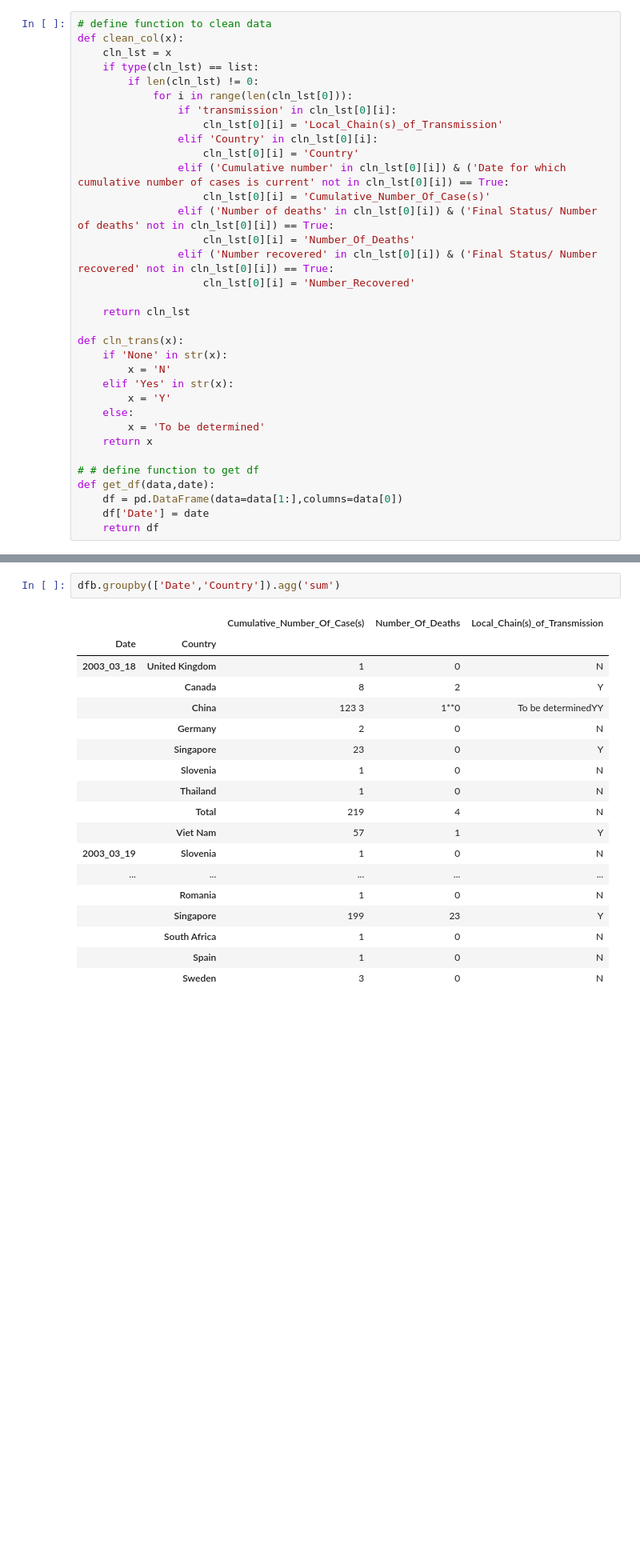
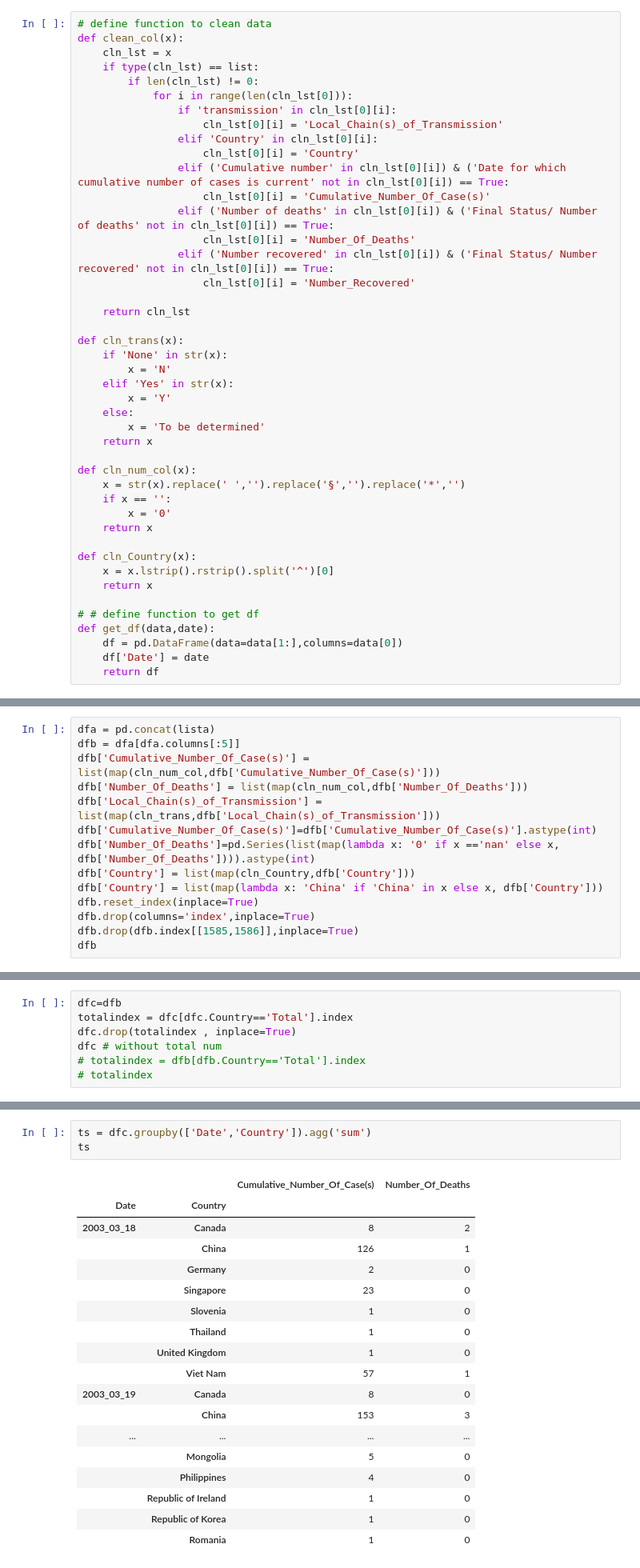
Before and after one commit to Skye-FY/Ironhack_Final_Project, a Jupyter notebook: code/sars.ipynb, the cells around one changed output, grey strips where cells are left out. Shown at 80% size. Cells and saved outputs as stored; diff of their text form; blank space fills up the shorter version.

```diff
--- a/code/sars.ipynb
+++ b/code/sars.ipynb
@@ -77,6 +77,16 @@ def cln_trans(x):
         x = 'To be determined'
     return x
 
+def cln_num_col(x):
+    x = str(x).replace(' ','').replace('§','').replace('*','')
+    if x == '':
+        x = '0'
+    return x
+
+def cln_Country(x):
+    x = x.lstrip().rstrip().split('^')[0]
+    return x
+
 # # define function to get df
 def get_df(data,date):
     df = pd.DataFrame(data=data[1:],columns=data[0])
@@ -134,0 +119,14 @@ dfb
+# %%
+dfa = pd.concat(lista)
+dfb = dfa[dfa.columns[:5]]
+dfb['Cumulative_Number_Of_Case(s)'] = list(map(cln_num_col,dfb['Cumulative_Number_Of_Case(s)']))
+dfb['Number_Of_Deaths'] = list(map(cln_num_col,dfb['Number_Of_Deaths']))
+dfb['Local_Chain(s)_of_Transmission'] = list(map(cln_trans,dfb['Local_Chain(s)_of_Transmission']))
+dfb['Cumulative_Number_Of_Case(s)']=dfb['Cumulative_Number_Of_Case(s)'].astype(int)
+dfb['Number_Of_Deaths']=pd.Series(list(map(lambda x: '0' if x =='nan' else x, dfb['Number_Of_Deaths']))).astype(int)
+dfb['Country'] = list(map(cln_Country,dfb['Country']))
+dfb['Country'] = list(map(lambda x: 'China' if 'China' in x else x, dfb['Country']))
+dfb.reset_index(inplace=True)
+dfb.drop(columns='index',inplace=True)
+dfb.drop(dfb.index[[1585,1586]],inplace=True)
+dfb
@@ -134,0 +151,7 @@ dfb
+# %%
+dfc=dfb
+totalindex = dfc[dfc.Country=='Total'].index
+dfc.drop(totalindex , inplace=True)
+dfc # without total num
+# totalindex = dfb[dfb.Country=='Total'].index
+# totalindex
@@ -135,21 +183,22 @@ dfb
 # %%
-dfb.groupby(['Date','Country']).agg('sum')
+ts = dfc.groupby(['Date','Country']).agg('sum')
+ts
 # %% [output]
-|  |  | Cumulative_Number_Of_Case(s) | Number_Of_Deaths | Local_Chain(s)_of_Transmission |
-| Date | Country |  |  |  |
-| 2003_03_18 | United Kingdom | 1 | 0 | N |
-|  | Canada | 8 | 2 | Y |
-|  | China | 123 3 | 1**0 | To be determinedYY |
-|  | Germany | 2 | 0 | N |
-|  | Singapore | 23 | 0 | Y |
-|  | Slovenia | 1 | 0 | N |
-|  | Thailand | 1 | 0 | N |
-|  | Total | 219 | 4 | N |
-|  | Viet Nam | 57 | 1 | Y |
-| 2003_03_19 | Slovenia | 1 | 0 | N |
-| ... | ... | ... | ... | ... |
-|  | Romania | 1 | 0 | N |
-|  | Singapore | 199 | 23 | Y |
-|  | South Africa | 1 | 0 | N |
-|  | Spain | 1 | 0 | N |
-|  | Sweden | 3 | 0 | N |
+|  |  | Cumulative_Number_Of_Case(s) | Number_Of_Deaths |
+| Date | Country |  |  |
+| 2003_03_18 | Canada | 8 | 2 |
+|  | China | 126 | 1 |
+|  | Germany | 2 | 0 |
+|  | Singapore | 23 | 0 |
+|  | Slovenia | 1 | 0 |
+|  | Thailand | 1 | 0 |
+|  | United Kingdom | 1 | 0 |
+|  | Viet Nam | 57 | 1 |
+| 2003_03_19 | Canada | 8 | 0 |
+|  | China | 153 | 3 |
+| ... | ... | ... | ... |
+|  | Mongolia | 5 | 0 |
+|  | Philippines | 4 | 0 |
+|  | Republic of Ireland | 1 | 0 |
+|  | Republic of Korea | 1 | 0 |
+|  | Romania | 1 | 0 |
```
Also changed, not shown: parts of 7 cells of this notebook.
